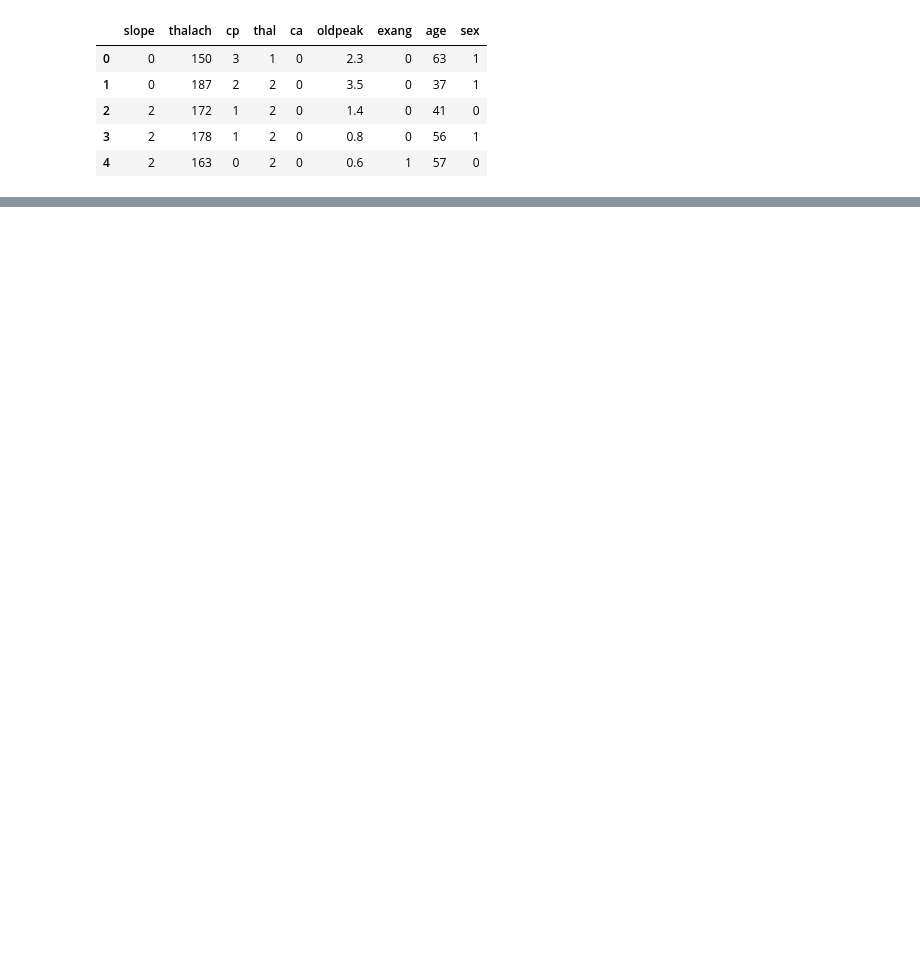
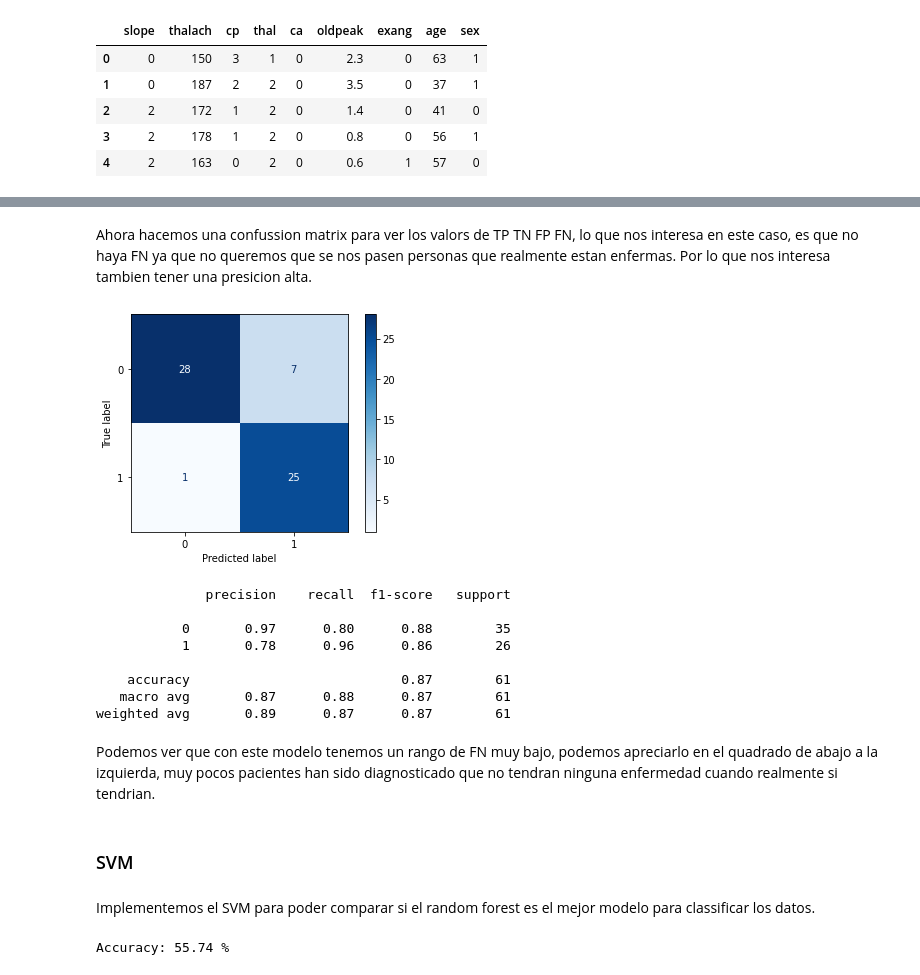
Before and after one commit to imvoctor/APC_heart_desease, a Jupyter notebook: Jupyter/heartkaggle-checkpoint.ipynb, the cells around one changed output, grey strips where cells are left out. Cells and saved outputs as stored; diff of their text form; code cells hidden in the pictures; blank space fills up the shorter version.

```diff
--- a/Jupyter/heartkaggle-checkpoint.ipynb
+++ b/Jupyter/heartkaggle-checkpoint.ipynb
@@ -122,0 +186,35 @@ x_train.shape, x_test.shape, y_train.shape, y_test.shape
+# %% [markdown]
+Ahora hacemos una confussion matrix para ver los valors de TP TN FP FN, lo que nos interesa en este caso, es que no haya FN ya que no queremos que se nos pasen personas que realmente estan enfermas. Por lo que nos interesa tambien tener una presicion alta.
+# %%
+confusion_matrix(y_test, y_pred)
+plot_confusion_matrix(random, x_test, y_test, cmap=plt.cm.Blues)
+plt.show()
+print(classification_report(y_test, y_pred))
+# %% [output]
+[figure, added]
+              precision    recall  f1-score   support
+
+           0       0.97      0.80      0.88        35
+           1       0.78      0.96      0.86        26
+
+    accuracy                           0.87        61
+   macro avg       0.87      0.88      0.87        61
+weighted avg       0.89      0.87      0.87        61
+# %% [markdown]
+Podemos ver que con este modelo tenemos un rango de FN muy bajo, podemos apreciarlo en el quadrado de abajo a la izquierda,
+muy pocos pacientes han sido diagnosticado que no tendran ninguna enfermedad cuando realmente si tendrian.
+# %% [markdown]
+### SVM
+# %% [markdown]
+Implementemos el SVM para poder comparar si el random forest es el mejor modelo para classificar los datos.
+# %%
+from sklearn import svm
+clf= svm.SVC(probability=True)
+clf.fit(x_train,y_train)
+result = clf.predict(x_test)
+probs= clf.predict_proba(x_test)
+accuracy = round(accuracy_score(y_test, result)*100, 2)
+
+print('Accuracy:', accuracy, '%')
+# %% [output]
+Accuracy: 55.74 %
```
Also changed, not shown: parts of 15 cells of this notebook.
